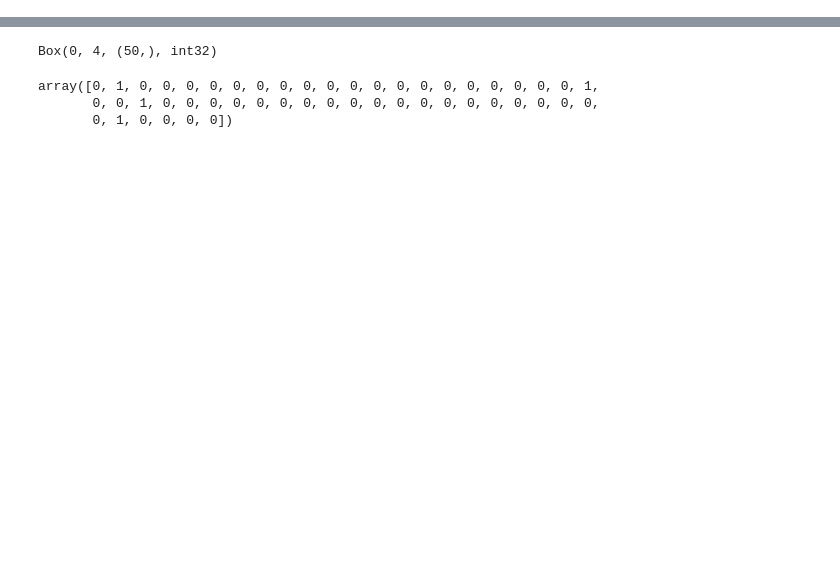
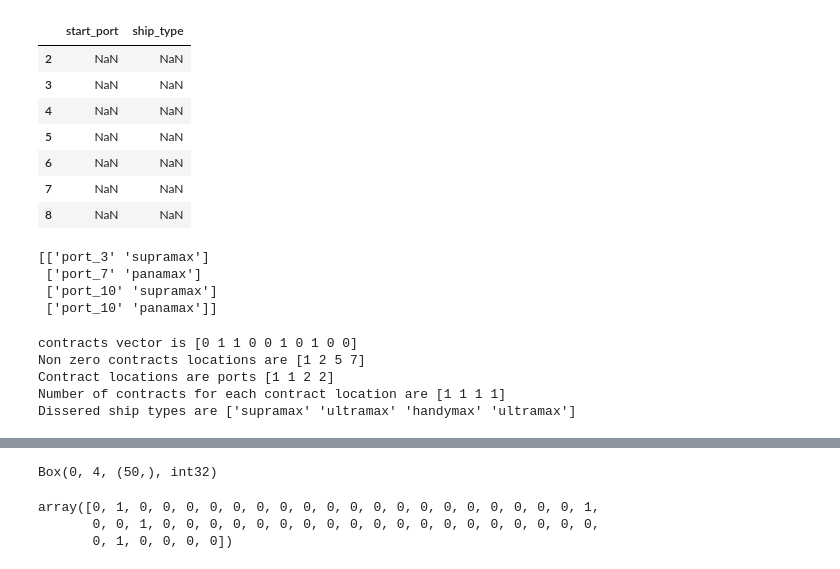
Before and after one commit to synthetica-ai/carbon-trading, a Jupyter notebook: code/main.ipynb, the cells around one changed output, grey strips where cells are left out. Cells and saved outputs as stored; diff of their text form; code cells hidden in the pictures; blank space fills up the shorter version.

```diff
--- a/code/main.ipynb
+++ b/code/main.ipynb
@@ -164,0 +132,2 @@ array([ 0,  2,  4,  5,  6,  7, 11, 15, 22, 28, 32, 36, 44, 47, 49])
+# %%
+c_df = contracts_df.copy()
@@ -165,2 +200,55 @@ array([ 0,  2,  4,  5,  6,  7, 11, 15, 22, 28, 32, 36, 44, 47, 49])
+# %%
+step = 1
+lower =
+upper = 4
+# %%
+c_df[step-1:4*step][['start_port','ship_type']]
+# %% [output]
+|  | start_port | ship_type |
+| 2 | NaN | NaN |
+| 3 | NaN | NaN |
+| 4 | NaN | NaN |
+| 5 | NaN | NaN |
+| 6 | NaN | NaN |
+| 7 | NaN | NaN |
+| 8 | NaN | NaN |
+# %%
+populate_contracts_df()
+# %% [output]
+[['port_3' 'supramax']
+ ['port_7' 'panamax']
+ ['port_10' 'supramax']
+ ['port_10' 'panamax']]
+# %%
+sy = np.array([0,1,1,0,0,1,0,1,0,0])
+print(f"contracts vector is {sy}")
+locs = np.nonzero(sy)[0]
+print(f"Non zero contracts locations are {locs}")
+prts = np.floor_divide(locs,5)
+print(f"Contract locations are ports {prts+1}")
+contract_count_per_loc = sy[locs]
+print(f"Number of contracts for each contract location are {contract_count_per_loc}")
+fives = np.ones((len(locs)))*5
+# find ship type at port with mode
+x = np.mod(locs,fives)
+#print(f"Dissered ship type code is {x}")
+conditions = [ x == 0 , x == 1, x == 2, x == 3, x == 4 ]
+choices = ['handymax','supramax','ultramax','panamax','kamsarmax']
+ship_types = np.select(conditions,choices)
+ship_types = ship_types.astype(str)
+print(f"Dissered ship types are {ship_types}")
+
+
+# desired output
+# port_1, supra
+# port_1, supra
+# port_2, pana
+# port_2, pana
+# %% [output]
+contracts vector is [0 1 1 0 0 1 0 1 0 0]
+Non zero contracts locations are [1 2 5 7]
+Contract locations are ports [1 1 2 2]
+Number of contracts for each contract location are [1 1 1 1]
+Dissered ship types are ['supramax' 'ultramax' 'handymax' 'ultramax']
 # %%
 # %% [output]
```
Also changed, not shown: parts of 20 cells of this notebook, 2 other files.
